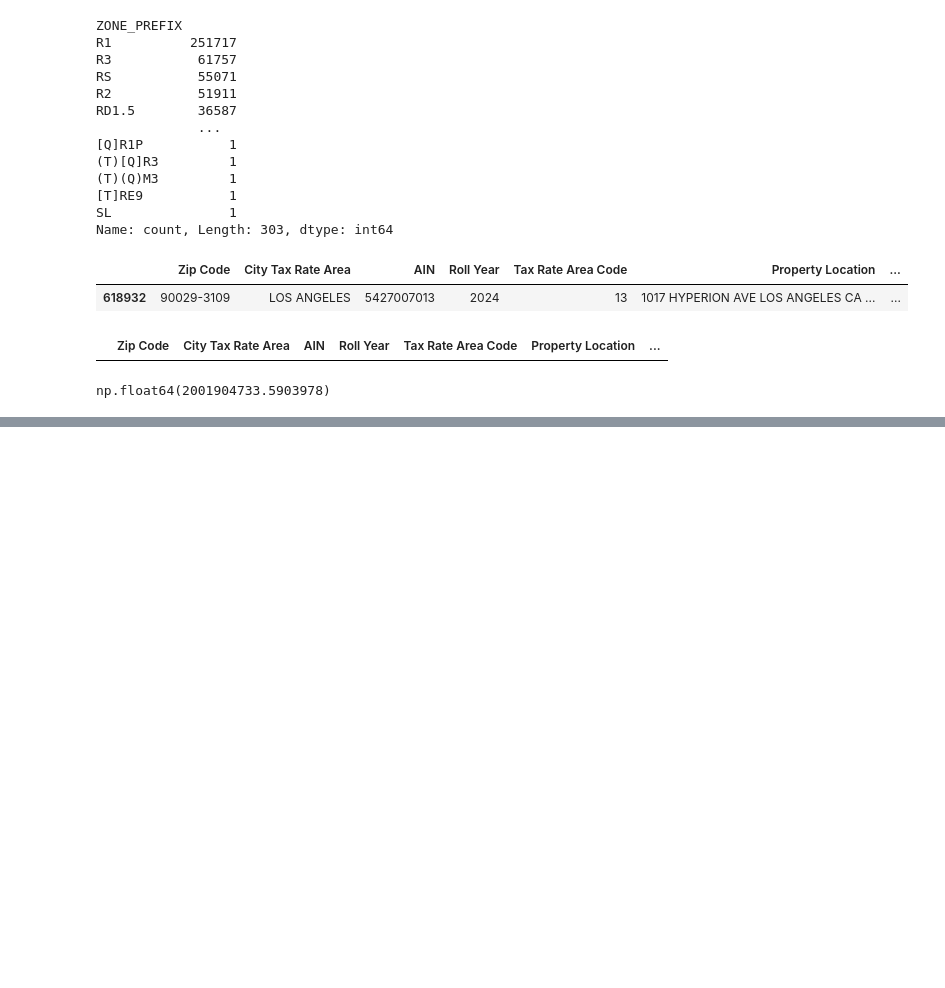
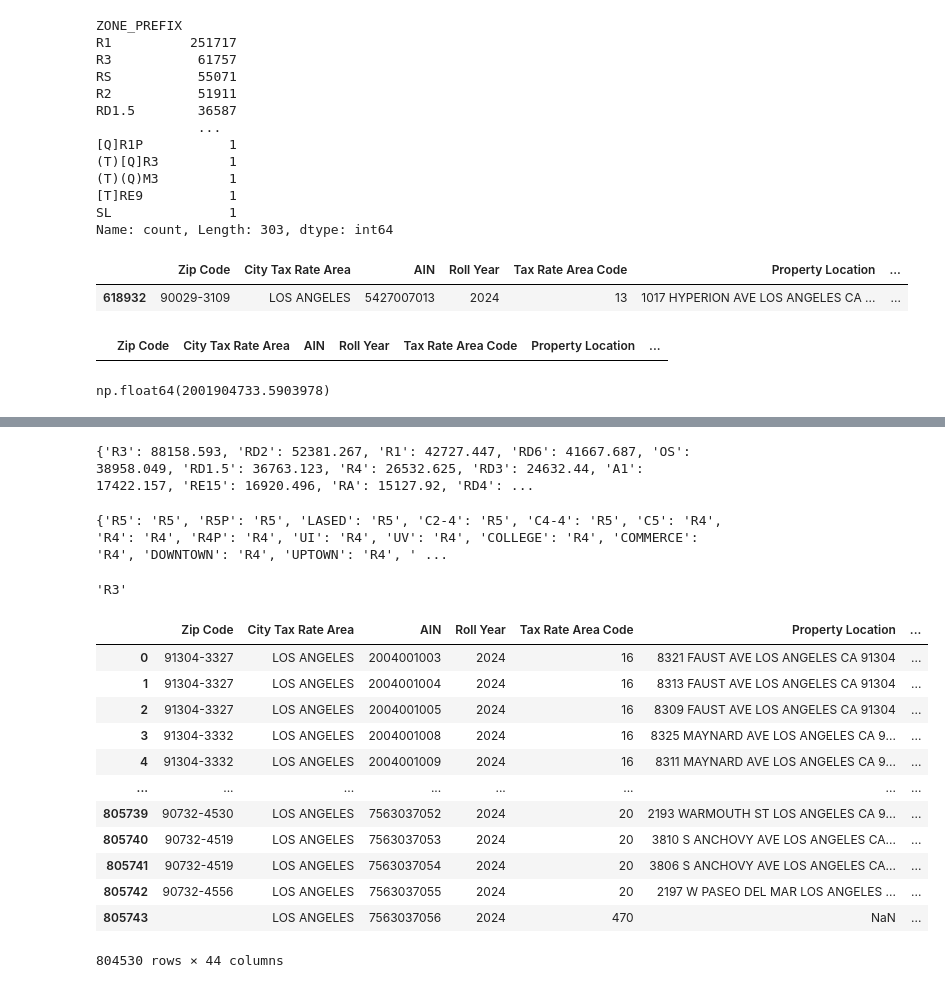
Before and after one commit to streetsforall/parcel_analysis, a Jupyter notebook: parcels.ipynb, the cells around one changed output, grey strips where cells are left out. Cells and saved outputs as stored; diff of their text form; code cells hidden in the pictures; blank space fills up the shorter version.

Commit message:
recent progress before cleaning

```diff
--- a/parcels.ipynb
+++ b/parcels.ipynb
@@ -300,0 +320,11 @@ Name: count, dtype: int64
+# %%
+# Define logic for zone_consolidation
+def consolidate_zone(row):
+    if row["zone_prefix_clean"] in ["C2", "C4"]:
+        return row["zone_district_clean"]
+    return row["zone_prefix_clean"]
+
+
+# Apply the function row-wise
+final_gdf["zone_consolidation"] = final_gdf.apply(consolidate_zone, axis=1)
+print(final_gdf["zone_consolidation"].value_counts())
@@ -301,2 +392,48 @@ Name: count, dtype: int64
+# %%
+zone_acreage_summary = (
+    final_gdf.groupby("zone_consolidation")["acreage"]
+    .sum()
+    .sort_values(ascending=False)
+    .to_dict()
+)
+print(zone_acreage_summary)
+# %% [output]
+{'R3': 88158.593, 'RD2': 52381.267, 'R1': 42727.447, 'RD6': 41667.687, 'OS': 38958.049, 'RD1.5': 36763.123, 'R4': 26532.625, 'RD3': 24632.44, 'A1': 17422.157, 'RE15': 16920.496, 'RA': 15127.92, 'RD4': ...
 # %%
 # final_gdf.to_csv("LA_City_Property_Parcel_Acreage_Zoning_Tax_Data.csv")
+# %%
+# Load the spreadsheet (update path as needed)
+zoning_map_df = pd.read_csv("data/Parcel tax by zoning - assigned zoning.csv")
+
+# Create the dictionary mapping
+abridged_to_bucket = dict(
+    zip(zoning_map_df["Abridged Zoning Class"], zoning_map_df["Assigned Zoning Bucket"])
+)
+
+print(abridged_to_bucket)
+# %% [output]
+{'R5': 'R5', 'R5P': 'R5', 'LASED': 'R5', 'C2-4': 'R5', 'C4-4': 'R5', 'C5': 'R4', 'R4': 'R4', 'R4P': 'R4', 'UI': 'R4', 'UV': 'R4', 'COLLEGE': 'R4', 'COMMERCE': 'R4', 'DOWNTOWN': 'R4', 'UPTOWN': 'R4', ' ...
+# %%
+abridged_to_bucket["RD2"]
+# %% [output]
+'R3'
+# %%
+# Apply the dictionary to create a new column
+final_gdf["assigned_zoning_bucket"] = final_gdf["zone_consolidation"].map(
+    abridged_to_bucket
+)
+final_gdf
+# %% [output]
+|  | Zip Code | City Tax Rate Area | AIN | Roll Year | Tax Rate Area Code | Property Location | ... |
+| 0 | 91304-3327 | LOS ANGELES | 2004001003 | 2024 | 16 | 8321 FAUST AVE LOS ANGELES CA 91304 | ... |
+| 1 | 91304-3327 | LOS ANGELES | 2004001004 | 2024 | 16 | 8313 FAUST AVE LOS ANGELES CA 91304 | ... |
+| 2 | 91304-3327 | LOS ANGELES | 2004001005 | 2024 | 16 | 8309 FAUST AVE LOS ANGELES CA 91304 | ... |
+| 3 | 91304-3332 | LOS ANGELES | 2004001008 | 2024 | 16 | 8325 MAYNARD AVE LOS ANGELES CA 9... | ... |
+| 4 | 91304-3332 | LOS ANGELES | 2004001009 | 2024 | 16 | 8311 MAYNARD AVE LOS ANGELES CA 9... | ... |
+| ... | ... | ... | ... | ... | ... | ... | ... |
+| 805739 | 90732-4530 | LOS ANGELES | 7563037052 | 2024 | 20 | 2193 WARMOUTH ST LOS ANGELES CA 9... | ... |
+| 805740 | 90732-4519 | LOS ANGELES | 7563037053 | 2024 | 20 | 3810 S ANCHOVY AVE LOS ANGELES CA... | ... |
+| 805741 | 90732-4519 | LOS ANGELES | 7563037054 | 2024 | 20 | 3806 S ANCHOVY AVE LOS ANGELES CA... | ... |
+| 805742 | 90732-4556 | LOS ANGELES | 7563037055 | 2024 | 20 | 2197 W PASEO DEL MAR LOS ANGELES ... | ... |
+| 805743 |  | LOS ANGELES | 7563037056 | 2024 | 470 | NaN | ... |
+804530 rows × 44 columns
```
Also changed, not shown: parts of 78 cells of this notebook, 2 other files.
